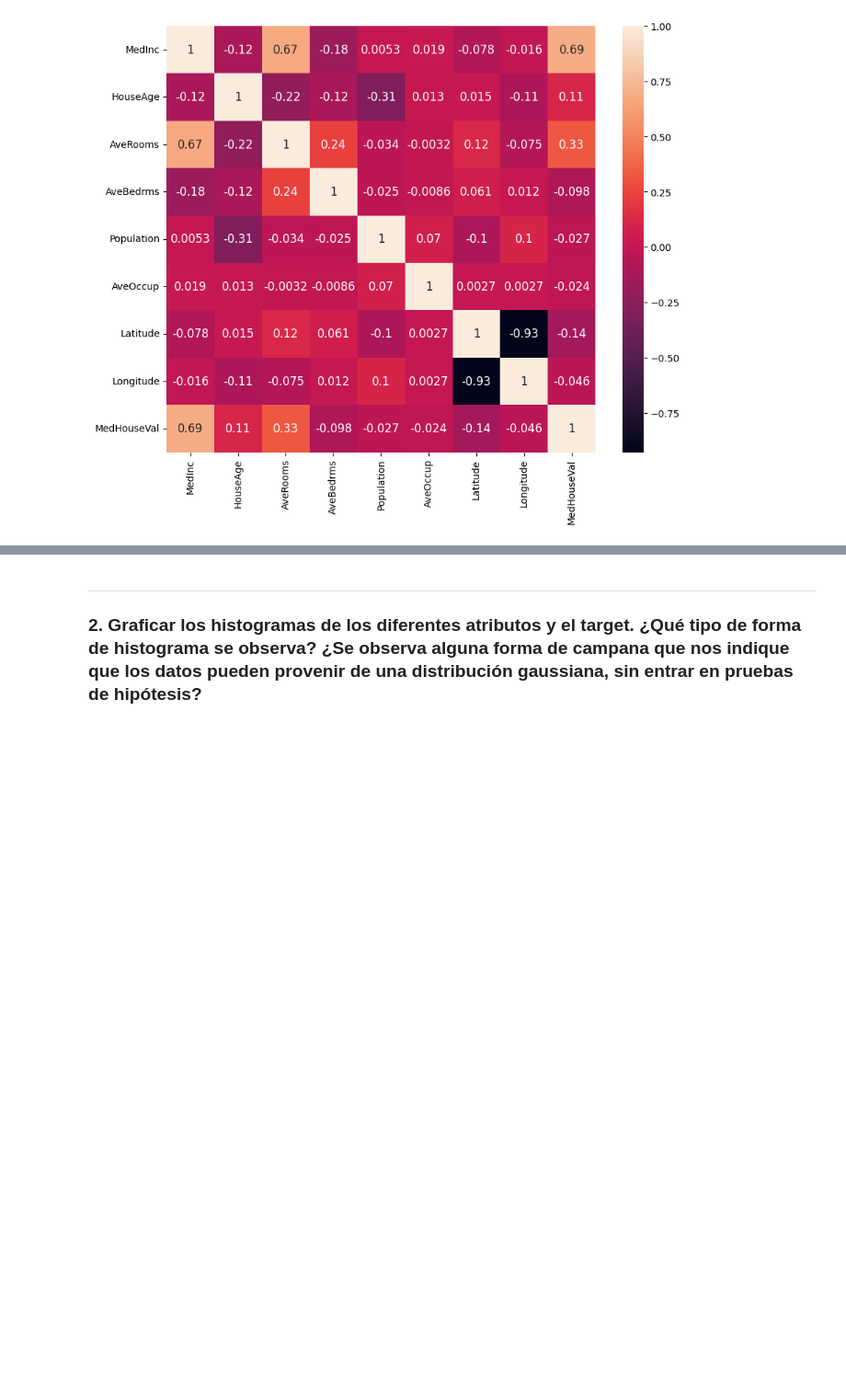
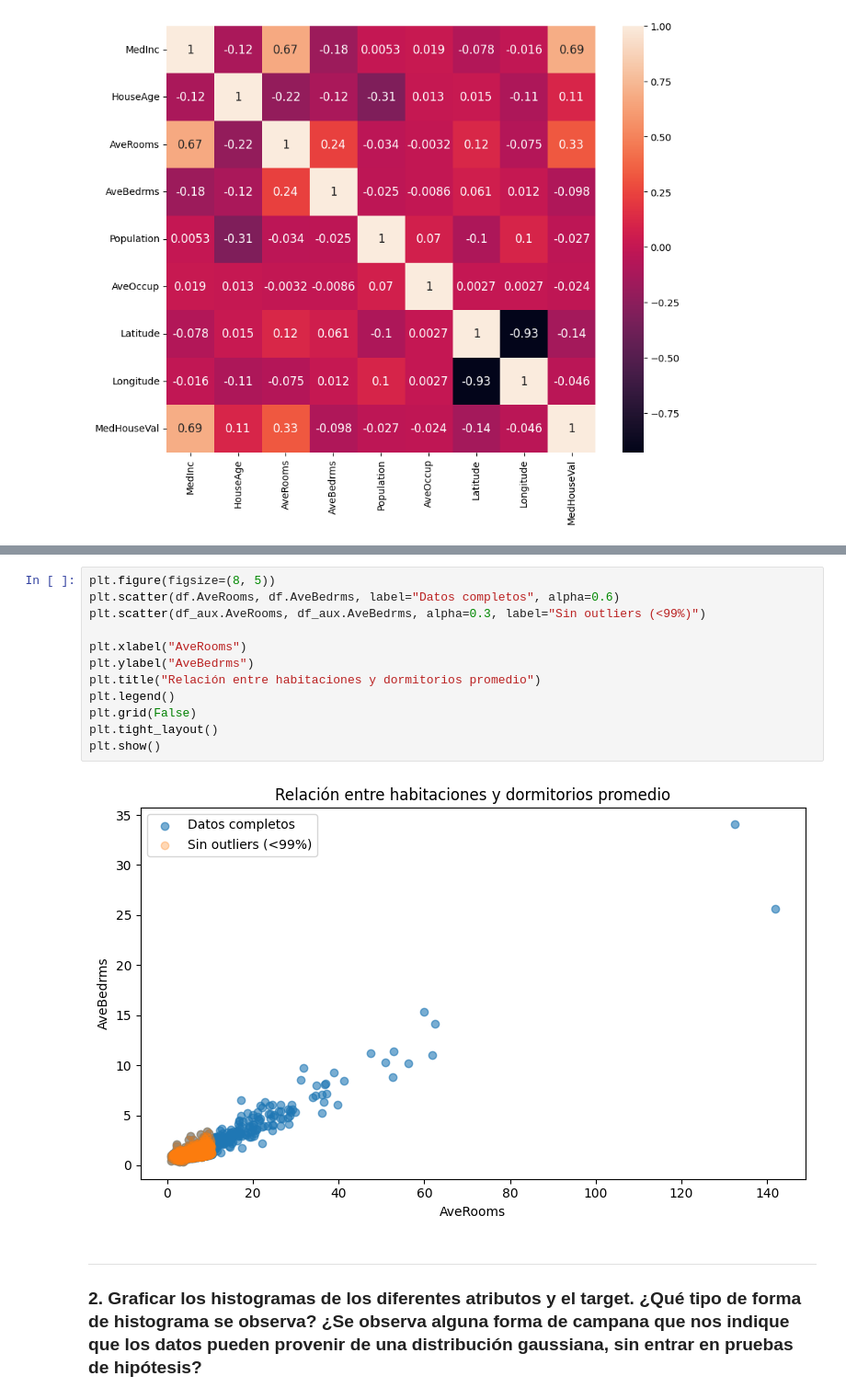
Before and after one commit to abrilnoguera/TP2-IIA, a Jupyter notebook: TP2.ipynb, the cells around one changed output, grey strips where cells are left out. Shown at 92% size. Saved outputs shown, nothing was run; the diff lists cells and outputs as text; blank space fills up the shorter version.

```diff
--- a/TP2.ipynb
+++ b/TP2.ipynb
@@ -96,3 +124,17 @@ plt.legend()
+# %%
+plt.figure(figsize=(8, 5))
+plt.scatter(df.AveRooms, df.AveBedrms, label="Datos completos", alpha=0.6)
+plt.scatter(df_aux.AveRooms, df_aux.AveBedrms, alpha=0.3, label="Sin outliers (<99%)")
+
+plt.xlabel("AveRooms")
+plt.ylabel("AveBedrms")
+plt.title("Relación entre habitaciones y dormitorios promedio")
+plt.legend()
+plt.grid(False)
+plt.tight_layout()
+plt.show()
+# %% [output]
+[figure, added]
 # %% [markdown]
 ---
 ### 2. Graficar los histogramas de los diferentes atributos y el target. ¿Qué tipo de forma de histograma se observa? ¿Se observa alguna forma de campana que nos indique que los datos pueden provenir de una distribución gaussiana, sin  entrar en pruebas de hipótesis?
```
Also changed, not shown: parts of 36 cells of this notebook, 2 other files.
